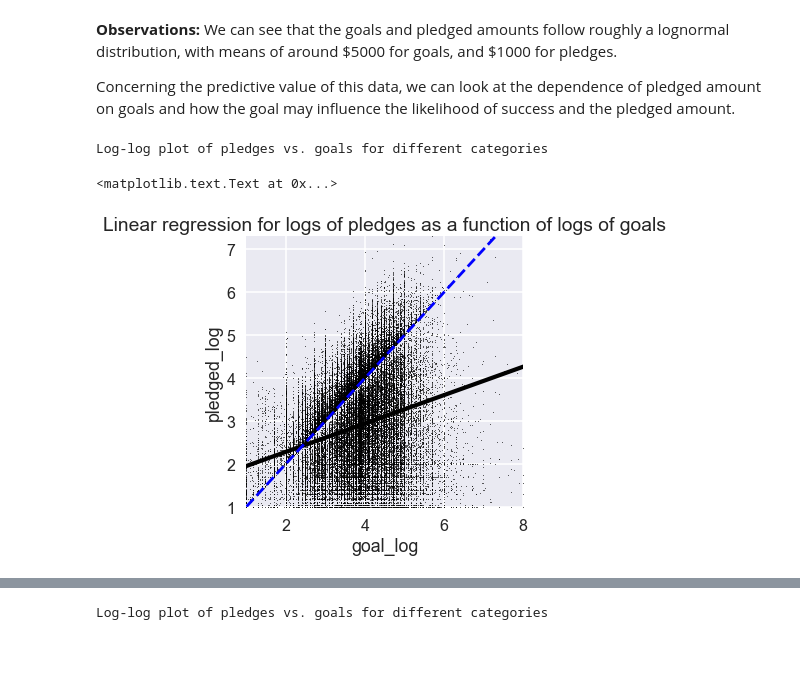
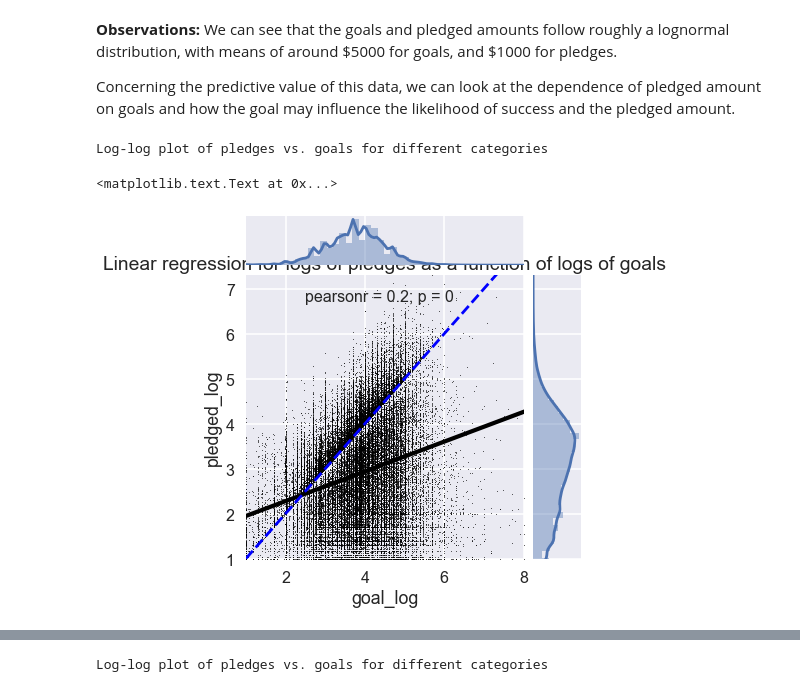
Before and after one commit to vlcekl/ds-crowdfunding, a Jupyter notebook: notebooks/statistics_ks_data.ipynb, the cells around one changed output, grey strips where cells are left out. Saved outputs shown, nothing was run; the diff lists cells and outputs as text; code cells hidden in the pictures; blank space fills up the shorter version.

```diff
--- a/notebooks/statistics_ks_data.ipynb
+++ b/notebooks/statistics_ks_data.ipynb
@@ -112,0 +138,9 @@ Freq: M, dtype: float64
+# %%
+df['dummy'] = 1
+sr_counts_time = pd.Series(np.int_(df['dummy']), index=df['launched_at']).resample('M').sum()
+# plot success rate
+plt.plot(sr_counts_time.index, sr_counts_time)
+plt.xlabel('time')
+plt.ylabel('project numbers')
+#print('Mininimum success rate:\n', sr_rate_time[sr_rate_time == sr_rate_time.min()])
+#df.head()
@@ -112,0 +150,32 @@ Freq: M, dtype: float64
+# %%
+plt.subplot(221)
+plt.plot(sr_rate_time.index, sr_rate_time)
+plt.xlabel('time')
+plt.ylabel('success rate')
+plt.title('Success rate over time')
+
+plt.subplot(222)
+df['dummy'] = 1
+sr_counts_time = pd.Series(np.int_(df['dummy']), index=df['launched_at']).resample('M').sum()
+# plot success rate
+plt.plot(sr_counts_time.index, sr_counts_time)
+plt.xlabel('time')
+plt.ylabel('project numbers')
+plt.title('Project numbers over time')
+
+plt.subplot(223)
+sr_pick_time = pd.Series(np.int_(df['staff_pick']), index=df['launched_at']).resample('M').mean()
+plt.plot(sr_pick_time.index[2:], sr_pick_time[2:])
+plt.xlabel('time')
+plt.ylabel('staff pick rate')
+plt.title('Staff picks over time')
+
+plt.subplot(224)
+sr_pick_time = pd.Series(df['country'].values, index=df['launched_at']).resample('M').nunique()
+plt.plot(sr_pick_time.index[2:], sr_pick_time[2:])
+plt.xlabel('time')
+plt.ylabel('number of countries')
+plt.title('Number of countries over time')
+
+plt.tight_layout()
+plt.savefig(os.path.join(report_path, 'trends'))
@@ -255,20 +327,21 @@ Concerning the predictive value of this data, we can look at the dependence of p
 # %%
 #df_log = df.loc[df['pledged'] > df['goal']].copy()
 df_log = df.loc[df['pledged'] > 0.0].copy()
 
 df_log['goal_log'] = np.log10(df_log['goal'].values)
 df_log['pledged_log'] = np.log10(df_log['pledged'].values)
 #df_log['received_log'] = df_log['pledged_log']*df_log['succeeded']
 
 sns.set_context("poster")
 print('Log-log plot of pledges vs. goals for different categories')
-lmp = sns.lmplot(x="goal_log", y="pledged_log", data=df_log, scatter_kws={"s": 1, "color":'black'}, line_kws={"color":'black'})
+#lmp = sns.lmplot(x="goal_log", y="pledged_log", data=df_log, scatter_kws={"s": 1, "color":'black'}, line_kws={"color":'black'})
+lmp = sns.jointplot(x="goal_log", y="pledged_log", data=df_log, kind='reg', scatter_kws={"s": 1, "color":'black'}, line_kws={"color":'black'})
 #lmp.set(xscale="log", yscale="log")
 plt.plot([1,1e8],[1,1e8],linestyle='--', color='blue', label='Success threshold')
 plt.xlim(1,df_log.goal_log.max())
 plt.ylim(1,df_log.pledged_log.max())
 plt.title('Linear regression for logs of pledges as a function of logs of goals')
 # %% [output]
 Log-log plot of pledges vs. goals for different categories
 <matplotlib.text.Text at 0x...>
-[figure, old version]
+[figure, new version]
```
Also changed, not shown: parts of 30 cells of this notebook, 5 other files.
